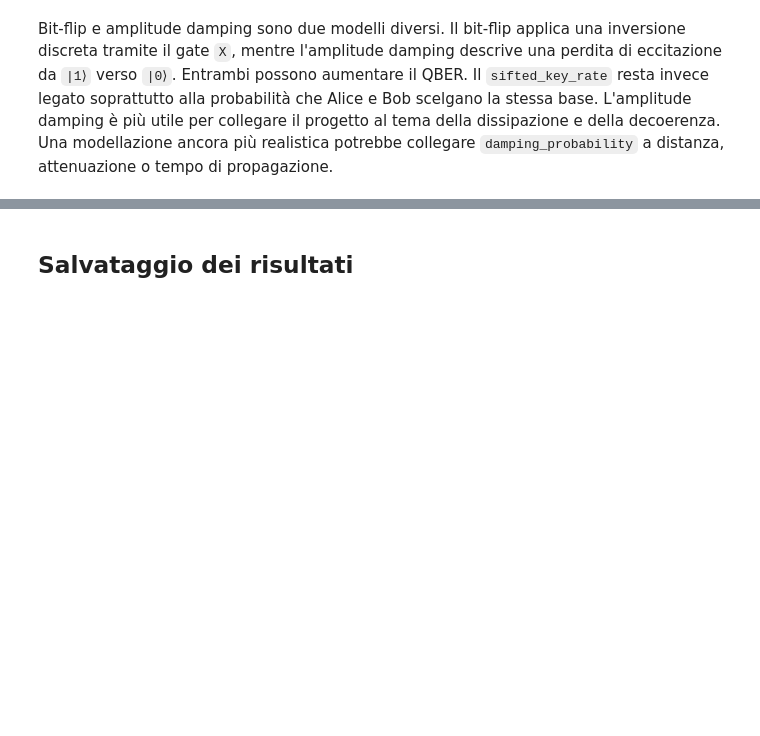
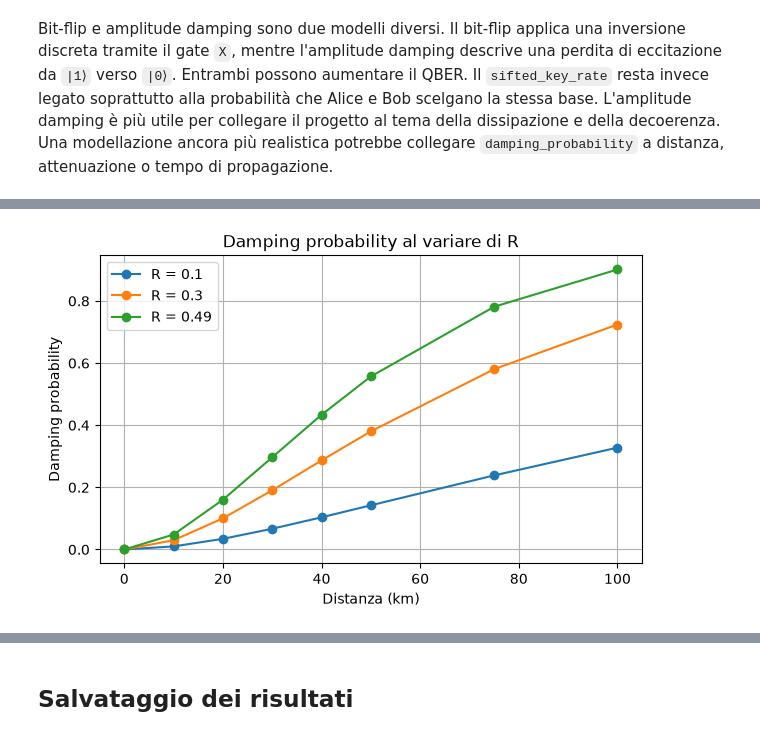
Before and after one commit to danielezpp/qkd-cybersecurity-project, a Jupyter notebook: notebooks/05_noise_decoherence_optional.ipynb, the cells around one changed output, grey strips where cells are left out. Cells and saved outputs as stored; diff of their text form; code cells hidden in the pictures; blank space fills up the shorter version.

```diff
--- a/notebooks/05_noise_decoherence_optional.ipynb
+++ b/notebooks/05_noise_decoherence_optional.ipynb
@@ -426,0 +736,21 @@ Bit-flip e amplitude damping sono due modelli diversi. Il bit-flip applica una i
+# %%
+plt.figure(figsize=(7, 4))
+
+for i in range(len(coupling_ratios)):
+    current_r = coupling_ratios[i]
+    temp_df = jc_multi_r_df[jc_multi_r_df["coupling_ratio"] == current_r]
+    plt.plot(
+        temp_df["distance_km"],
+        temp_df["damping_probability"],
+        marker="o",
+        label=f"R = {current_r}",
+    )
+
+plt.xlabel("Distanza (km)")
+plt.ylabel("Damping probability")
+plt.title("Damping probability al variare di R")
+plt.grid()
+plt.legend()
+plt.show()
+# %% [output]
+[figure, added]
```
Also changed, not shown: parts of 45 cells of this notebook, 4 other files.
